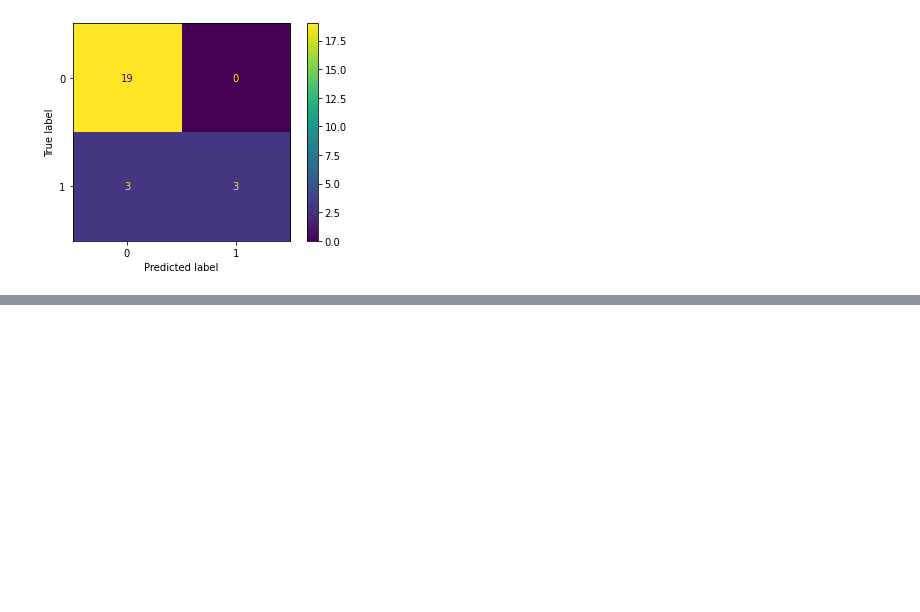
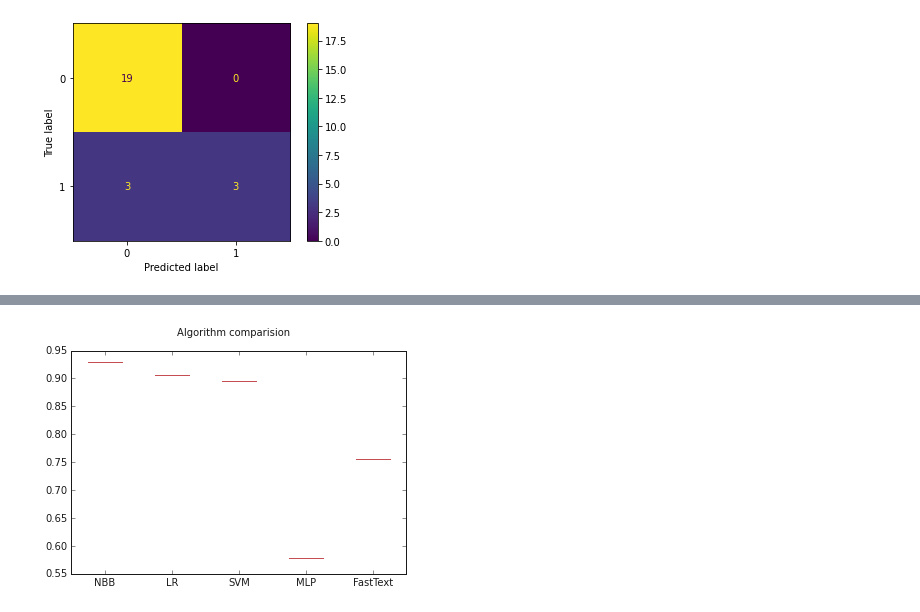
Before and after one commit to nhamct/Software-Requirement-Classification, a Jupyter notebook: Software_Requirement_Classification_Vietnamese.ipynb, the cells around one changed output, grey strips where cells are left out. Cells and saved outputs as stored; diff of their text form; code cells hidden in the pictures; blank space fills up the shorter version.

```diff
--- a/Software_Requirement_Classification_Vietnamese.ipynb
+++ b/Software_Requirement_Classification_Vietnamese.ipynb
@@ -636,0 +666,9 @@ NameError: ignored
+# %%
+fig = plt.figure()
+fig.suptitle('Algorithm comparision')
+ax = fig.add_subplot(111)
+plt.boxplot(box_lot_data)
+ax.set_xticklabels(names)
+plt.show()
+# %% [output]
+[figure, added]
```
Also changed, not shown: parts of 27 cells of this notebook.
